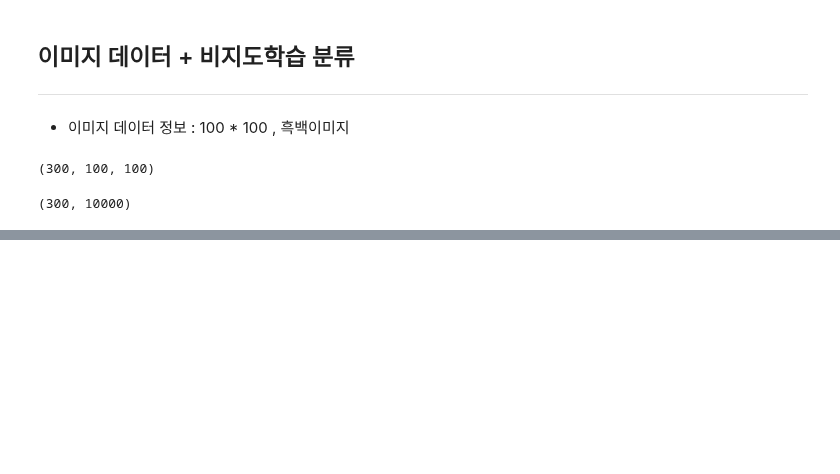
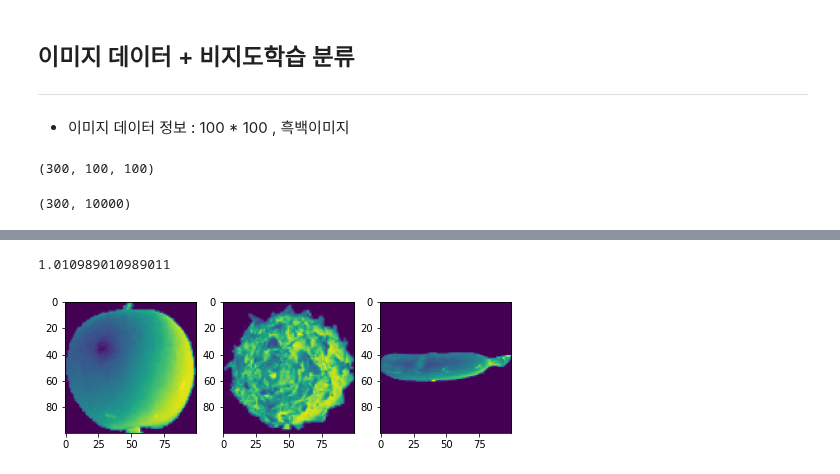
Before and after one commit to HoJin1014/KNU-BIGDATA-study, a Jupyter notebook: 2022.09.19/ex_fruit300.ipynb, the cells around one changed output, grey strips where cells are left out. Saved outputs shown, nothing was run; the diff lists cells and outputs as text; code cells hidden in the pictures; blank space fills up the shorter version.

```diff
--- a/2022.09.19/ex_fruit300.ipynb
+++ b/2022.09.19/ex_fruit300.ipynb
@@ -21,3 +21,7 @@ fruits_2d = fruits.reshape(-1, fruits.shape[1]*fruits.shape[2])
 fruits_2d.shape
 # %% [output]
 (300, 10000)
+# %%
+fruitCluster=KMeans(n_clusters=3)
+# %%
+fruitCluster.fit(fruits_2d)
@@ -23,0 +64,18 @@ fruits_2d.shape
+# %%
+fruitCluster.cluster_centers_[0][0]
+# %% [output]
+1.010989010989011
+# %%
+fig=plt.figure(figsize=(8,8))
+
+plt.subplot(1, 3, 1)
+plt.imshow(fruits_2d[1].reshape(100,100))
+
+plt.subplot(1, 3, 2)
+plt.imshow(fruits_2d[101].reshape(100,100))
+
+plt.subplot(1, 3, 3)
+plt.imshow(fruits_2d[200].reshape(100,100))
+plt.show()
+# %% [output]
+[figure, added]
```
Also changed, not shown: parts of 4 cells of this notebook, 2 other files.
